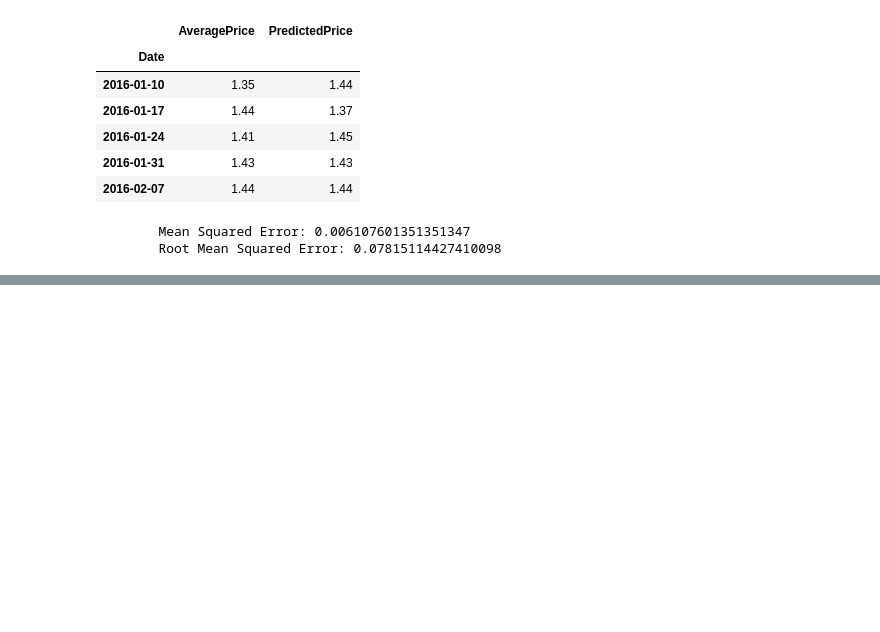
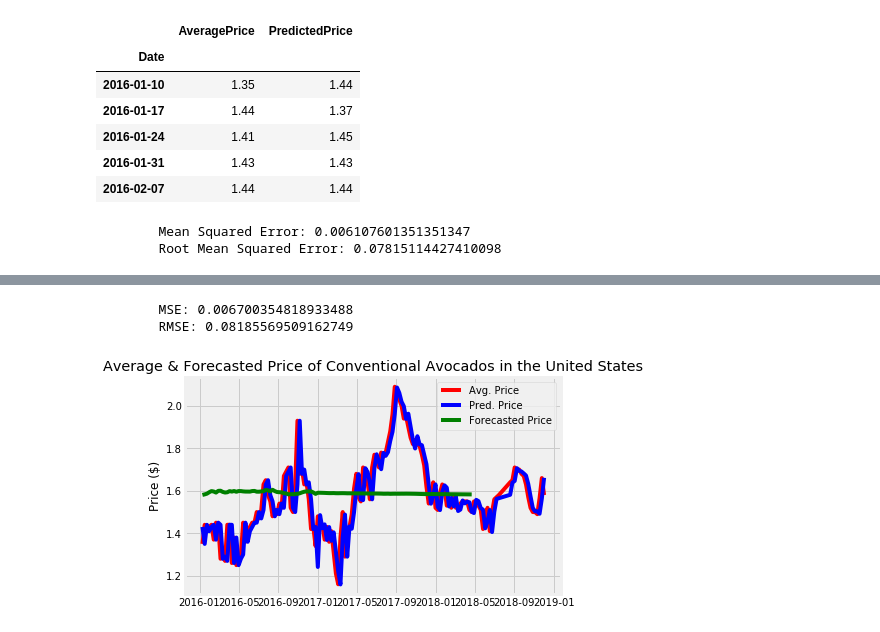
Before and after one commit to thesickcynic/Task, a Jupyter notebook: Task.ipynb, the cells around one changed output, grey strips where cells are left out. Drawn from its saved outputs; the diff is of its cells as text; code cells hidden in the pictures; blank space fills up the shorter version.

```diff
--- a/Task.ipynb
+++ b/Task.ipynb
@@ -221,0 +229,16 @@ fig = result.plot()
+# %%
+sarimaxmod = sm.tsa.statespace.SARIMAX(organic_df['AveragePrice'],
+                                order=(1, 0, 0), #Same as the optimal obtained
+                                seasonal_order=(1, 0, 0, 52), #52 weeks in one year
+                                enforce_stationarity=False,
+                                enforce_invertibility=False)
+
+SARIMAX_results = sarimaxmod.fit()
+
+SARIMAX_predictions = SARIMAX_results.predict()
+
+SARIMAX_preds = pd.DataFrame(list(zip(list(SARIMAX_predictions.index),list(SARIMAX_predictions))),
+                             columns=['Date','PredictedPrice']).set_index('Date')
+
+SARIMAX_predicted_df = pd.merge(organic_df[1:], SARIMAX_preds, left_index=True, right_index=True)
+SARIMAX_predicted_df.head()
@@ -221,0 +253,30 @@ fig = result.plot()
+# %%
+print("\tMSE:", mean_squared_error(SARIMAX_predicted_df['AveragePrice'],
+                                                  SARIMAX_predicted_df['PredictedPrice']))
+print("\tRMSE:", np.sqrt(mean_squared_error(SARIMAX_predicted_df['AveragePrice'],
+                                                               SARIMAX_predicted_df['PredictedPrice'])))
+# %% [output]
+        MSE: 0.006700354818933488
+        RMSE: 0.08185569509162749
+# %%
+SARIMAX_forecast = pd.DataFrame(SARIMAX_results.forecast(steps = 120), columns = ['Forecasted Price'])
+# %%
+forecasted_dates = pd.date_range(start='2016-01-10', periods=120,freq='W')
+SARIMAX_forecast.insert(0,'Date',forecasted_dates)
+# %%
+SARIMAX_forecast.set_index('Date',inplace=True)
+# %%
+fig=plt.figure()
+fig.show()
+ax=fig.add_subplot(111)
+
+ax.plot(SARIMAX_predicted_df['AveragePrice'],c='r',label='Avg. Price')
+ax.plot(SARIMAX_predicted_df['PredictedPrice'],c='b', label='Pred. Price')
+ax.plot(SARIMAX_forecast['Forecasted Price'],c='g', label='Forecasted Price')
+
+plt.legend(loc='best')
+plt.ylabel('Price ($)')
+plt.title('Average & Forecasted Price of Conventional Avocados in the United States')
+plt.draw()
+# %% [output]
+[figure, added]
```
Also changed, not shown: parts of 8 cells of this notebook.
